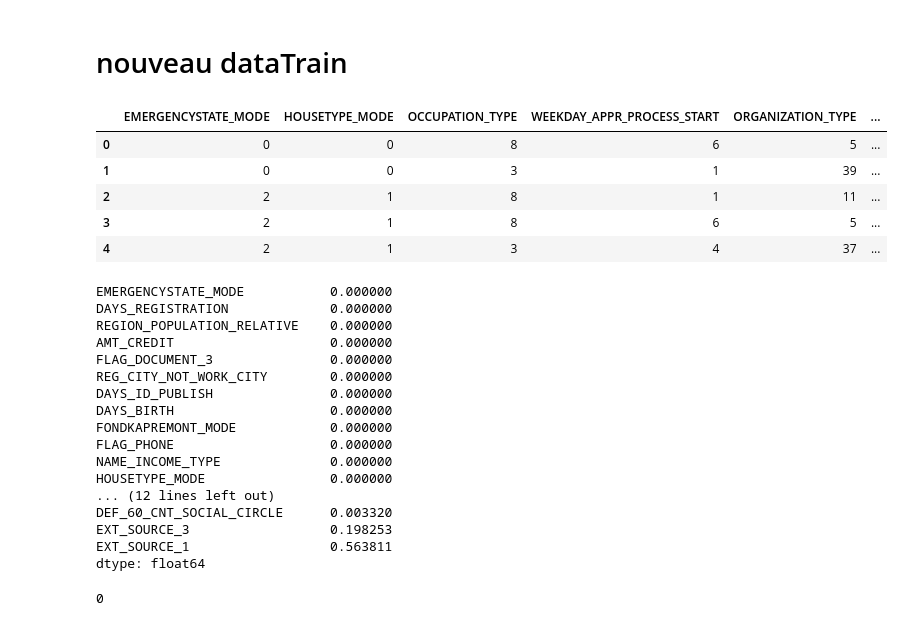
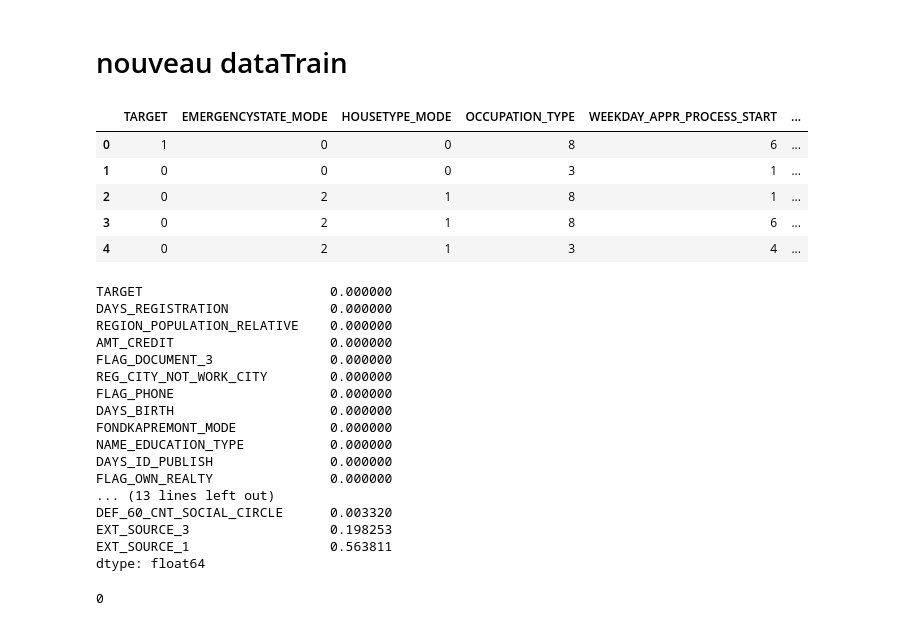
Before and after one commit to jiangwei4/HomeCreditML, a Jupyter notebook: HomeCreditML.ipynb, the cells around one changed output. Saved outputs shown, nothing was run; the diff lists cells and outputs as text; code cells hidden in the pictures.

Commit message:
'trainTest'

```diff
--- a/HomeCreditML.ipynb
+++ b/HomeCreditML.ipynb
@@ -227,31 +228,31 @@ pbar.close()
 # %% [markdown]
 # nouveau dataTrain
 # %%
-data_train = df[['EMERGENCYSTATE_MODE','HOUSETYPE_MODE','OCCUPATION_TYPE','WEEKDAY_APPR_PROCESS_START','ORGANIZATION_TYPE','CODE_GENDER','FLAG_OWN_CAR','FLAG_OWN_REALTY','NAME_INCOME_TYPE','NAME_EDUCATION_TYPE','FONDKAPREMONT_MODE','DAYS_BIRTH','DAYS_ID_PUBLISH','FLAG_PHONE','REG_CITY_NOT_WORK_CITY','FLAG_DOCUMENT_3','AMT_CREDIT','AMT_GOODS_PRICE','REGION_POPULATION_RELATIVE','DAYS_REGISTRATION','EXT_SOURCE_1','EXT_SOURCE_2','EXT_SOURCE_3','OBS_60_CNT_SOCIAL_CIRCLE','DEF_30_CNT_SOCIAL_CIRCLE','OBS_30_CNT_SOCIAL_CIRCLE','DEF_60_CNT_SOCIAL_CIRCLE']]
+data_train = df[['TARGET','EMERGENCYSTATE_MODE','HOUSETYPE_MODE','OCCUPATION_TYPE','WEEKDAY_APPR_PROCESS_START','ORGANIZATION_TYPE','CODE_GENDER','FLAG_OWN_CAR','FLAG_OWN_REALTY','NAME_INCOME_TYPE','NAME_EDUCATION_TYPE','FONDKAPREMONT_MODE','DAYS_BIRTH','DAYS_ID_PUBLISH','FLAG_PHONE','REG_CITY_NOT_WORK_CITY','FLAG_DOCUMENT_3','AMT_CREDIT','AMT_GOODS_PRICE','REGION_POPULATION_RELATIVE','DAYS_REGISTRATION','EXT_SOURCE_1','EXT_SOURCE_2','EXT_SOURCE_3','OBS_60_CNT_SOCIAL_CIRCLE','DEF_30_CNT_SOCIAL_CIRCLE','OBS_30_CNT_SOCIAL_CIRCLE','DEF_60_CNT_SOCIAL_CIRCLE']]
 data_train.head()
 # %% [output]
-|  | EMERGENCYSTATE_MODE | HOUSETYPE_MODE | OCCUPATION_TYPE | WEEKDAY_APPR_PROCESS_START | ORGANIZATION_TYPE | ... |
-| 0 | 0 | 0 | 8 | 6 | 5 | ... |
-| 1 | 0 | 0 | 3 | 1 | 39 | ... |
-| 2 | 2 | 1 | 8 | 1 | 11 | ... |
-| 3 | 2 | 1 | 8 | 6 | 5 | ... |
-| 4 | 2 | 1 | 3 | 4 | 37 | ... |
+|  | TARGET | EMERGENCYSTATE_MODE | HOUSETYPE_MODE | OCCUPATION_TYPE | WEEKDAY_APPR_PROCESS_START | ... |
+| 0 | 1 | 0 | 0 | 8 | 6 | ... |
+| 1 | 0 | 0 | 0 | 3 | 1 | ... |
+| 2 | 0 | 2 | 1 | 8 | 1 | ... |
+| 3 | 0 | 2 | 1 | 8 | 6 | ... |
+| 4 | 0 | 2 | 1 | 3 | 4 | ... |
 # %%
 (data_train.isna().mean()).sort_values()
 # %% [output]
-EMERGENCYSTATE_MODE           0.000000
+TARGET                        0.000000
 DAYS_REGISTRATION             0.000000
 REGION_POPULATION_RELATIVE    0.000000
 AMT_CREDIT                    0.000000
 FLAG_DOCUMENT_3               0.000000
 REG_CITY_NOT_WORK_CITY        0.000000
-DAYS_ID_PUBLISH               0.000000
+FLAG_PHONE                    0.000000
 DAYS_BIRTH                    0.000000
 FONDKAPREMONT_MODE            0.000000
-FLAG_PHONE                    0.000000
-NAME_INCOME_TYPE              0.000000
-HOUSETYPE_MODE                0.000000
-... (12 lines left out)
+NAME_EDUCATION_TYPE           0.000000
+DAYS_ID_PUBLISH               0.000000
+FLAG_OWN_REALTY               0.000000
+... (13 lines left out)
 DEF_60_CNT_SOCIAL_CIRCLE      0.003320
 EXT_SOURCE_3                  0.198253
 EXT_SOURCE_1                  0.563811
```
Also changed, not shown: parts of 4 cells of this notebook.
